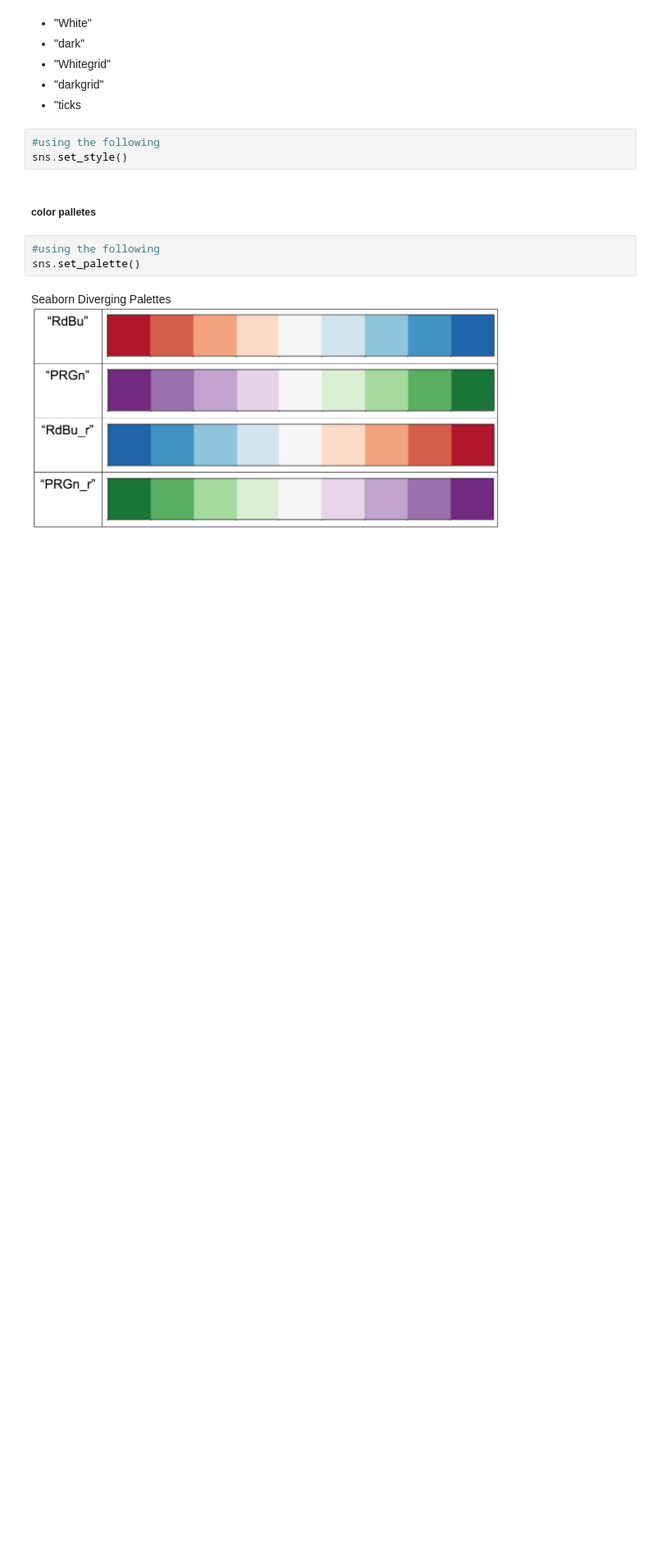
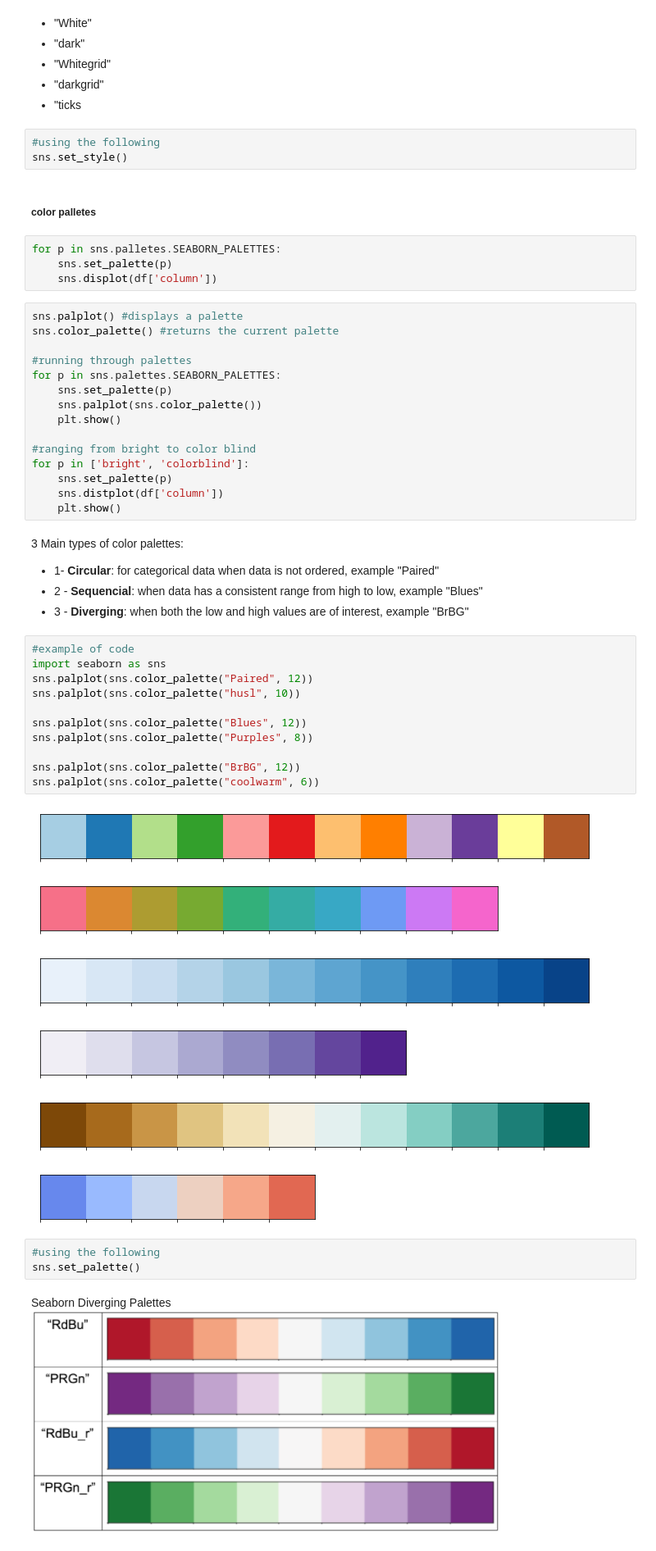
Before and after one commit to ElenaE873/Introduction-to-Data-Visualization, a Jupyter notebook: Seaborn/8_Seaborn-Customizing-Seaborn-Plots.ipynb, the cells around one changed output. Shown at 82% size. Saved outputs shown, nothing was run; the diff lists cells and outputs as text; blank space fills up the shorter version.

```diff
--- a/Seaborn/8_Seaborn-Customizing-Seaborn-Plots.ipynb
+++ b/Seaborn/8_Seaborn-Customizing-Seaborn-Plots.ipynb
@@ -17,6 +17,48 @@
 sns.set_style()
 # %% [markdown]
 ##### color palletes
+# %%
+for p in sns.palletes.SEABORN_PALETTES:
+    sns.set_palette(p)
+    sns.displot(df['column'])
+# %%
+sns.palplot() #displays a palette
+sns.color_palette() #returns the current palette
+
+#running through palettes
+for p in sns.palettes.SEABORN_PALETTES:
+    sns.set_palette(p)
+    sns.palplot(sns.color_palette())
+    plt.show()
+
+#ranging from bright to color blind
+for p in ['bright', 'colorblind']:
+    sns.set_palette(p)
+    sns.distplot(df['column'])
+    plt.show()
+# %% [markdown]
+3 Main types of color palettes:
+- 1- **Circular**: for categorical data when data is not ordered, example "Paired"
+- 2 - **Sequencial**: when data has a consistent range from high to low, example "Blues"
+- 3 - **Diverging**: when both the low and high values are of interest, example "BrBG"
+# %%
+#example of code
+import seaborn as sns
+sns.palplot(sns.color_palette("Paired", 12))
+sns.palplot(sns.color_palette("husl", 10))
+
+sns.palplot(sns.color_palette("Blues", 12))
+sns.palplot(sns.color_palette("Purples", 8))
+
+sns.palplot(sns.color_palette("BrBG", 12))
+sns.palplot(sns.color_palette("coolwarm", 6))
+# %% [output]
+[figure, added]
+[figure, added]
+[figure, added]
+[figure, added]
+[figure, added]
+[figure, added]
 # %%
 #using the following
 sns.set_palette()
```
Also changed, not shown: parts of 2 cells of this notebook.
